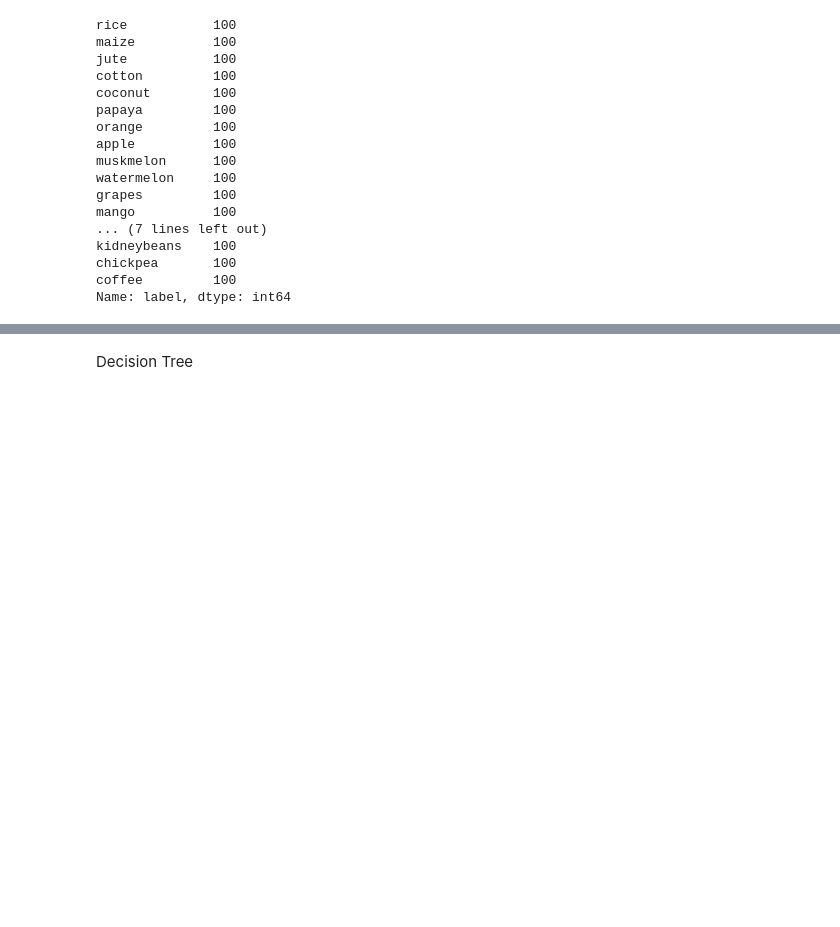
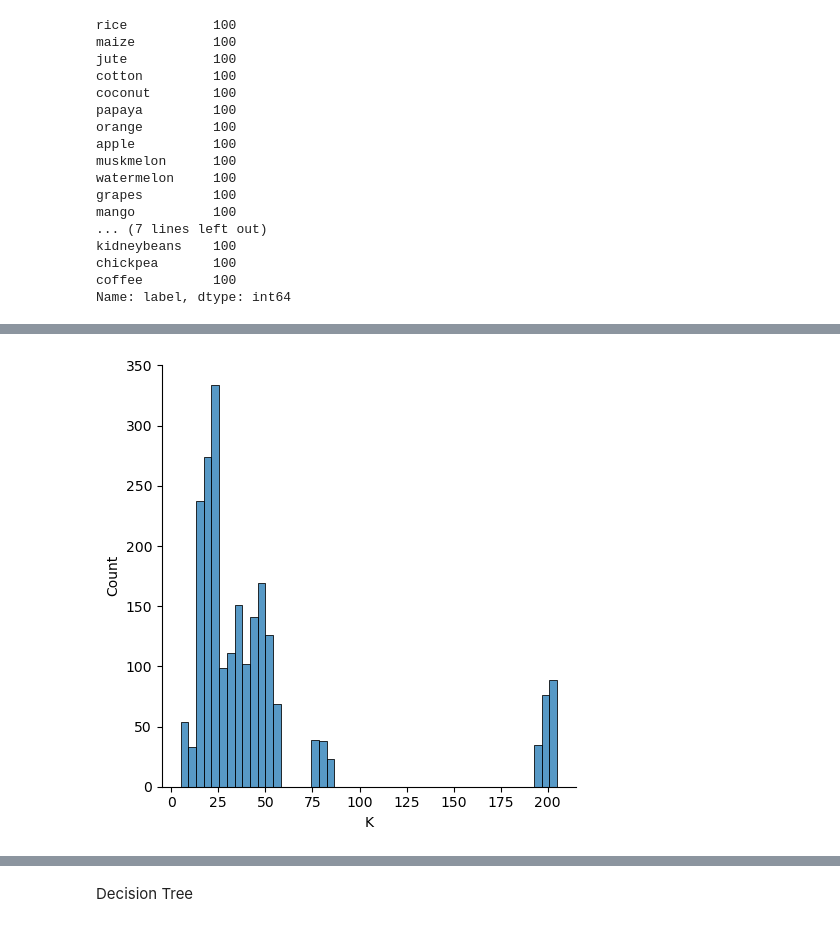
Before and after one commit to velam-varsha/GrowWise, a Jupyter notebook: py/Croprecom.ipynb, the cells around one changed output, grey strips where cells are left out. Cells and saved outputs as stored; diff of their text form; code cells hidden in the pictures; blank space fills up the shorter version.

```diff
--- a/py/Croprecom.ipynb
+++ b/py/Croprecom.ipynb
@@ -104,3 +117,9 @@ features = df[['N', 'P','K','temperature', 'humidity', 'ph', 'rainfall']]
 target = df['label']
 #features = df[['temperature', 'humidity', 'ph', 'rainfall']]
 labels = df['label']
+# %%
+import matplotlib.pyplot as plt
+sns.displot(df['K'])
+plt.show()
+# %% [output]
+[figure, added]
```
Also changed, not shown: parts of 20 cells of this notebook.
